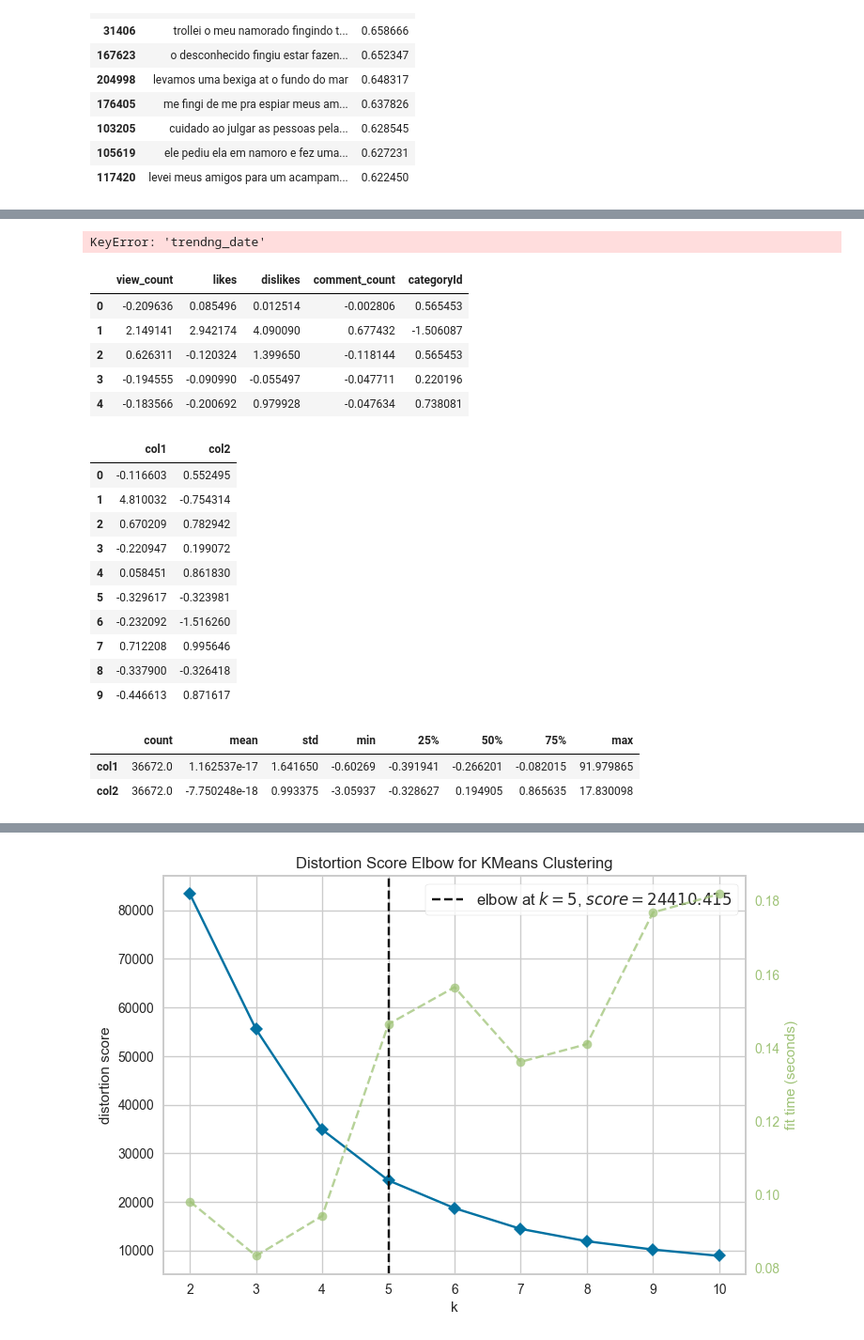
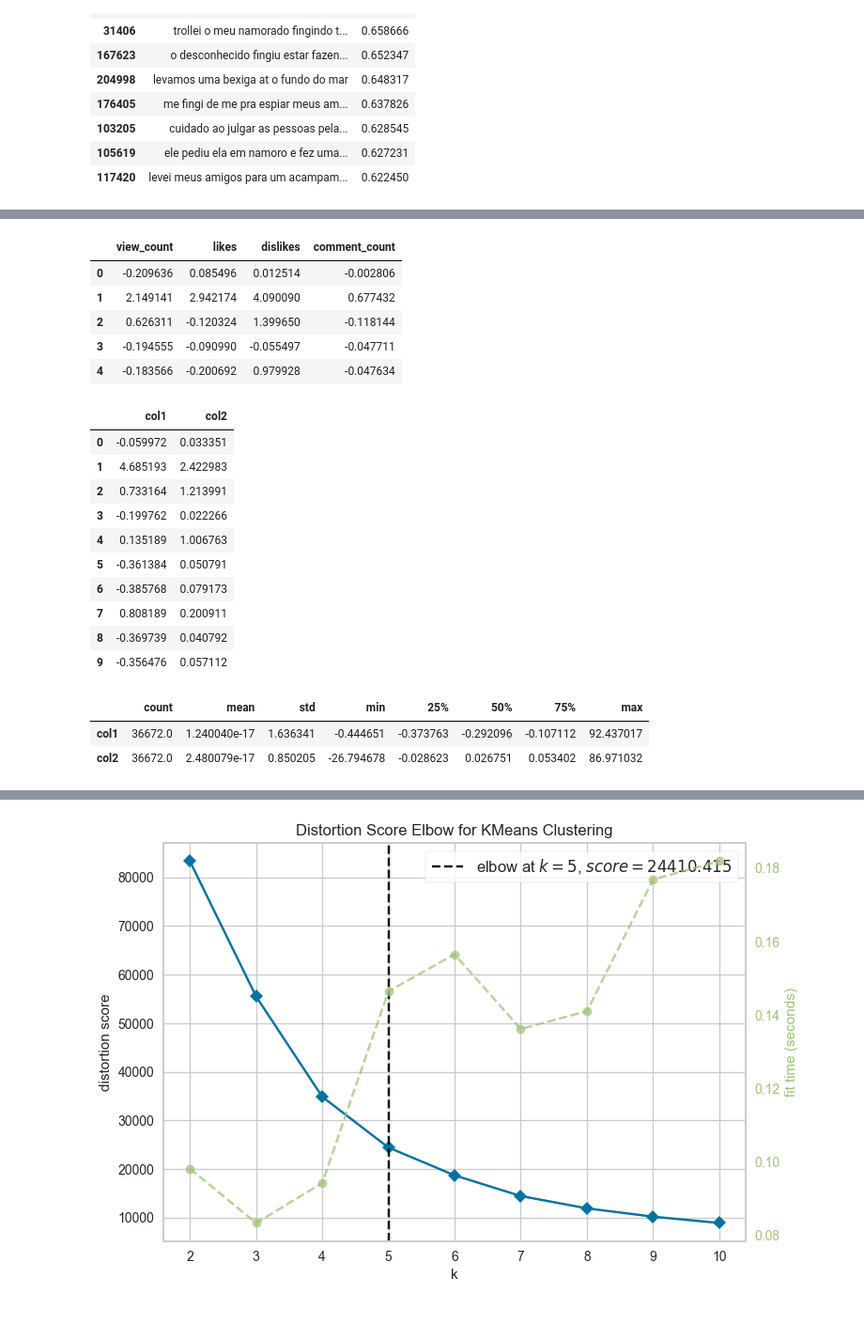
Before and after one commit to aicha0k/Trabalho-de-an-lise-de-dados, a Jupyter notebook: main.ipynb, the cells around one changed output, grey strips where cells are left out. Shown at 94% size. Drawn from its saved outputs; the diff is of its cells as text; code cells hidden in the pictures.

```diff
--- a/main.ipynb
+++ b/main.ipynb
@@ -460,38 +460,34 @@ data_br.head(10)
 | 7 | pedi ela em namoro fiz um jantar ... | peixe | 24 | 20200812 | [peixe, peixinho] | 1427499 | 225365 | 2287 | ... |
 | 8 | ao vivo apresentao do meia carlin... | vasco tv | 17 | 20200812 | [#vasco, #vascodagama, #vascotv, ... | 97711 | 17153 | 65 | ... |
 | 9 | masterchef brasil 11082020 parte ... | masterchef brasil | 24 | 20200812 | [masterchef temporada 7, particip... | 199577 | 7700 | 129 | ... |
-# %%
-data
-# %% [output]
-KeyError: 'trendng_date'
 # %%
 # usando a coluna tags_embedding e category_name para classificar os videos
 # vamos usar o KMeans para agrupar os videos em 5 grupos
 # primeiro vamos transformar a coluna tags_embedding em um array
 
 from sklearn.cluster import KMeans, DBSCAN
 from sklearn.decomposition import PCA
 from sklearn.preprocessing import StandardScaler
 
 df_copy = data_br.copy()
 
 deleting_cols = ['comments_disabled', 'ratings_disabled', 'published_time', 'trending_weekday'] # removendo colunas que nao agregariam na nossa analise
 df_copy.drop(columns=deleting_cols, inplace=True, errors='ignore')
 df_copy.head()
 
 my_scaler = StandardScaler()
-my_scaler.fit(df_copy[['view_count', 'likes', 'dislikes', 'comment_count', 'categoryId']])
-scaled_df = pd.DataFrame(my_scaler.transform(df_copy[['view_count', 'likes', 'dislikes', 'comment_count', 'categoryId']]), columns=['view_count', 'likes', 'dislikes', 'comment_count','categoryId'])
+my_scaler.fit(df_copy[['view_count', 'likes', 'dislikes', 'comment_count']])
+scaled_df = pd.DataFrame(my_scaler.transform(df_copy[['view_count', 'likes', 'dislikes', 'comment_count']]), columns=['view_count', 'likes', 'dislikes', 'comment_count'])
 scaled_df.head()
 # embeddings_array = np.array(data_br['tags_embedding'].tolist())
 # print('Tamanho do array de embeddings: ', embeddings_array.shape)
 # %% [output]
-|  | view_count | likes | dislikes | comment_count | categoryId |
-| 0 | -0.209636 | 0.085496 | 0.012514 | -0.002806 | 0.565453 |
-| 1 | 2.149141 | 2.942174 | 4.090090 | 0.677432 | -1.506087 |
-| 2 | 0.626311 | -0.120324 | 1.399650 | -0.118144 | 0.565453 |
-| 3 | -0.194555 | -0.090990 | -0.055497 | -0.047711 | 0.220196 |
-| 4 | -0.183566 | -0.200692 | 0.979928 | -0.047634 | 0.738081 |
+|  | view_count | likes | dislikes | comment_count |
+| 0 | -0.209636 | 0.085496 | 0.012514 | -0.002806 |
+| 1 | 2.149141 | 2.942174 | 4.090090 | 0.677432 |
+| 2 | 0.626311 | -0.120324 | 1.399650 | -0.118144 |
+| 3 | -0.194555 | -0.090990 | -0.055497 | -0.047711 |
+| 4 | -0.183566 | -0.200692 | 0.979928 | -0.047634 |
 # %%
 # vamos usar o PCA para reduzir a dimensionalidade dos embeddings
 pca = PCA(n_components=2)
@@ -501,22 +497,22 @@ pca_df = pd.DataFrame(pca_df, columns=['col1', 'col2'])
 pca_df.head(10)
 # %% [output]
 |  | col1 | col2 |
-| 0 | -0.116603 | 0.552495 |
-| 1 | 4.810032 | -0.754314 |
-| 2 | 0.670209 | 0.782942 |
-| 3 | -0.220947 | 0.199072 |
-| 4 | 0.058451 | 0.861830 |
-| 5 | -0.329617 | -0.323981 |
-| 6 | -0.232092 | -1.516260 |
-| 7 | 0.712208 | 0.995646 |
-| 8 | -0.337900 | -0.326418 |
-| 9 | -0.446613 | 0.871617 |
+| 0 | -0.059972 | 0.033351 |
+| 1 | 4.685193 | 2.422983 |
+| 2 | 0.733164 | 1.213991 |
+| 3 | -0.199762 | 0.022266 |
+| 4 | 0.135189 | 1.006763 |
+| 5 | -0.361384 | 0.050791 |
+| 6 | -0.385768 | 0.079173 |
+| 7 | 0.808189 | 0.200911 |
+| 8 | -0.369739 | 0.040792 |
+| 9 | -0.356476 | 0.057112 |
 # %%
 pca_df.describe().T
 # %% [output]
 |  | count | mean | std | min | 25% | 50% | 75% | max |
-| col1 | 36672.0 | 1.162537e-17 | 1.641650 | -0.60269 | -0.391941 | -0.266201 | -0.082015 | 91.979865 |
-| col2 | 36672.0 | -7.750248e-18 | 0.993375 | -3.05937 | -0.328627 | 0.194905 | 0.865635 | 17.830098 |
+| col1 | 36672.0 | 1.240040e-17 | 1.636341 | -0.444651 | -0.373763 | -0.292096 | -0.107112 | 92.437017 |
+| col2 | 36672.0 | 2.480079e-17 | 0.850205 | -26.794678 | -0.028623 | 0.026751 | 0.053402 | 86.971032 |
 # %%
 # projetando os dados em 2 dimensoes
 x= pca_df['col1']
```
Also changed, not shown: parts of 13 cells of this notebook.
